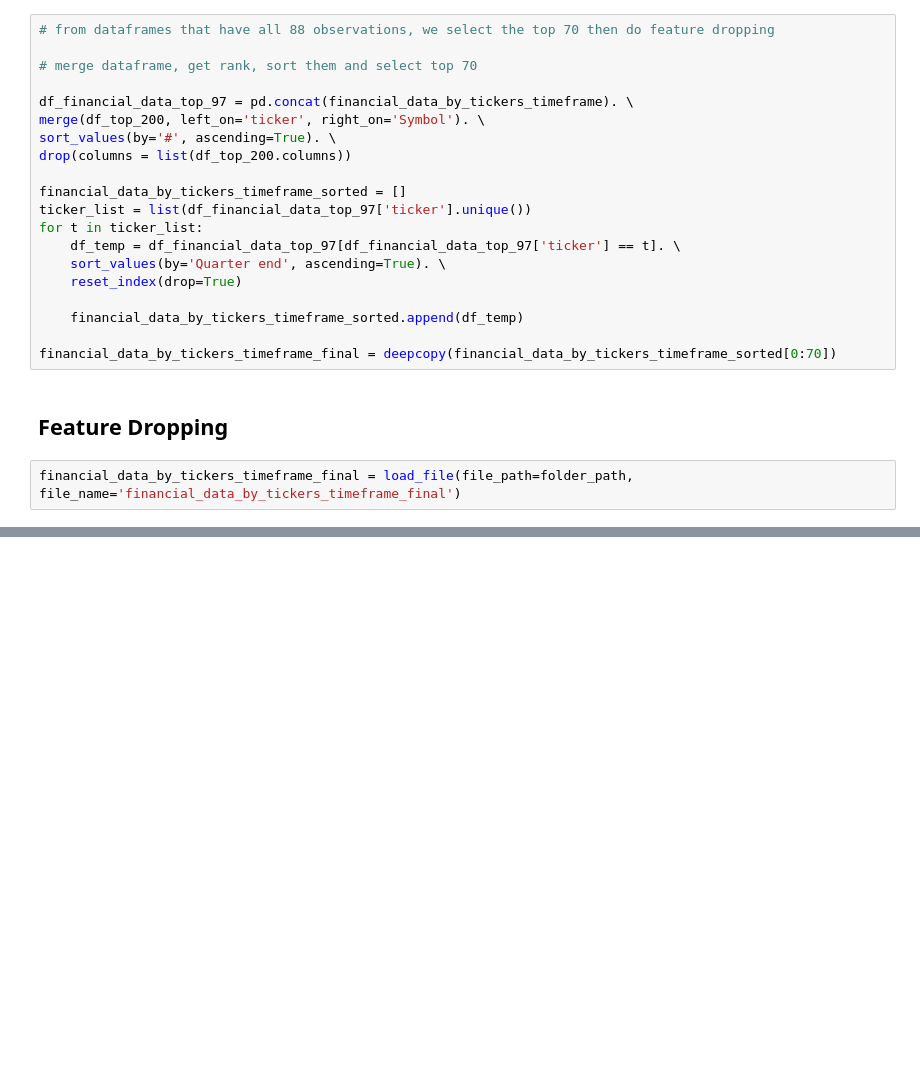
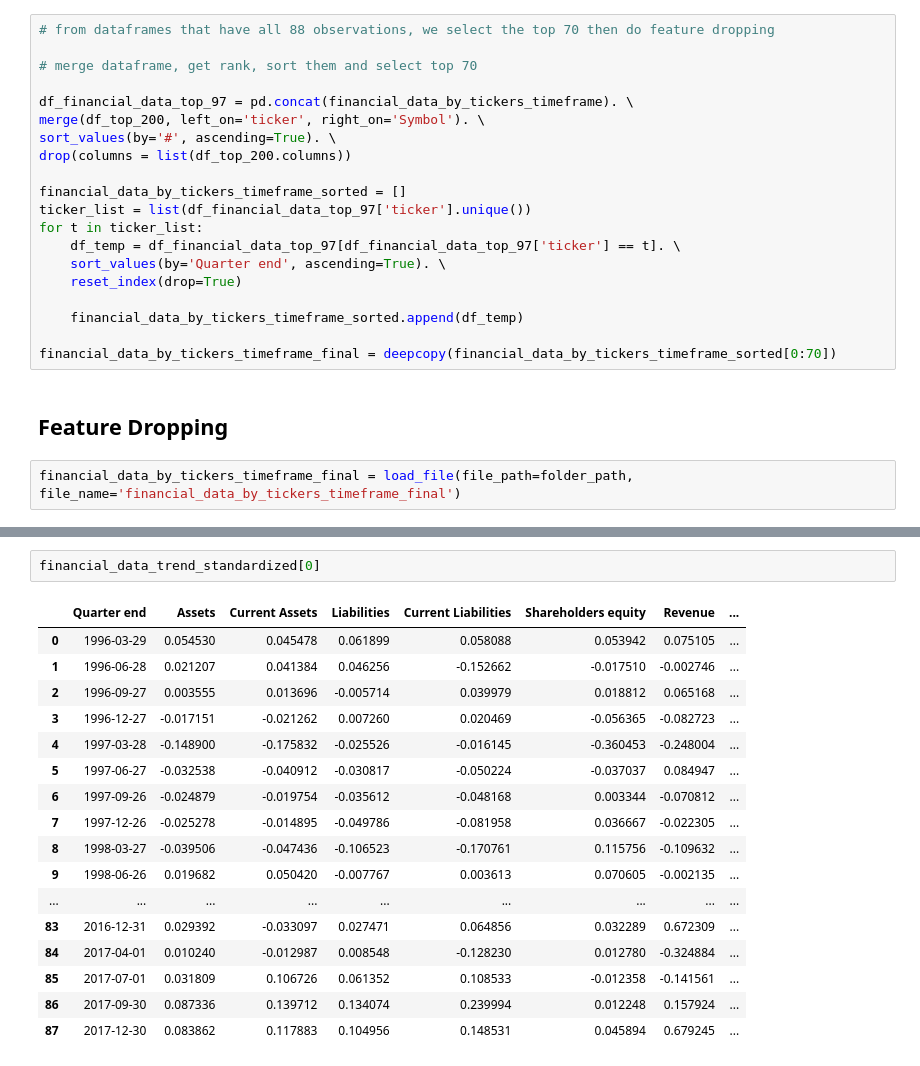
Before and after one commit to melvillehuangbin/projects, a Jupyter notebook: fyp_neural_network_models_for_stock_selection_based_on_fundamental_analysis/01_neural_network_models_for_stock_selection_based_on_fundamental_analysis.ipynb, the cells around one changed output, grey strips where cells are left out. Cells and saved outputs as stored; diff of their text form; blank space fills up the shorter version.

```diff
--- a/fyp_neural_network_models_for_stock_selection_based_on_fundamental_analysis/01_neural_network_models_for_stock_selection_based_on_fundamental_analysis.ipynb
+++ b/fyp_neural_network_models_for_stock_selection_based_on_fundamental_analysis/01_neural_network_models_for_stock_selection_based_on_fundamental_analysis.ipynb
@@ -211,0 +453,20 @@ financial_data_by_tickers_timeframe_final[0]
+# %%
+financial_data_trend_standardized[0]
+# %% [output]
+|  | Quarter end | Assets | Current Assets | Liabilities | Current Liabilities | Shareholders equity | Revenue | ... |
+| 0 | 1996-03-29 | 0.054530 | 0.045478 | 0.061899 | 0.058088 | 0.053942 | 0.075105 | ... |
+| 1 | 1996-06-28 | 0.021207 | 0.041384 | 0.046256 | -0.152662 | -0.017510 | -0.002746 | ... |
+| 2 | 1996-09-27 | 0.003555 | 0.013696 | -0.005714 | 0.039979 | 0.018812 | 0.065168 | ... |
+| 3 | 1996-12-27 | -0.017151 | -0.021262 | 0.007260 | 0.020469 | -0.056365 | -0.082723 | ... |
+| 4 | 1997-03-28 | -0.148900 | -0.175832 | -0.025526 | -0.016145 | -0.360453 | -0.248004 | ... |
+| 5 | 1997-06-27 | -0.032538 | -0.040912 | -0.030817 | -0.050224 | -0.037037 | 0.084947 | ... |
+| 6 | 1997-09-26 | -0.024879 | -0.019754 | -0.035612 | -0.048168 | 0.003344 | -0.070812 | ... |
+| 7 | 1997-12-26 | -0.025278 | -0.014895 | -0.049786 | -0.081958 | 0.036667 | -0.022305 | ... |
+| 8 | 1998-03-27 | -0.039506 | -0.047436 | -0.106523 | -0.170761 | 0.115756 | -0.109632 | ... |
+| 9 | 1998-06-26 | 0.019682 | 0.050420 | -0.007767 | 0.003613 | 0.070605 | -0.002135 | ... |
+| ... | ... | ... | ... | ... | ... | ... | ... | ... |
+| 83 | 2016-12-31 | 0.029392 | -0.033097 | 0.027471 | 0.064856 | 0.032289 | 0.672309 | ... |
+| 84 | 2017-04-01 | 0.010240 | -0.012987 | 0.008548 | -0.128230 | 0.012780 | -0.324884 | ... |
+| 85 | 2017-07-01 | 0.031809 | 0.106726 | 0.061352 | 0.108533 | -0.012358 | -0.141561 | ... |
+| 86 | 2017-09-30 | 0.087336 | 0.139712 | 0.134074 | 0.239994 | 0.012248 | 0.157924 | ... |
+| 87 | 2017-12-30 | 0.083862 | 0.117883 | 0.104956 | 0.148531 | 0.045894 | 0.679245 | ... |
```
Also changed, not shown: parts of 19 cells of this notebook.
